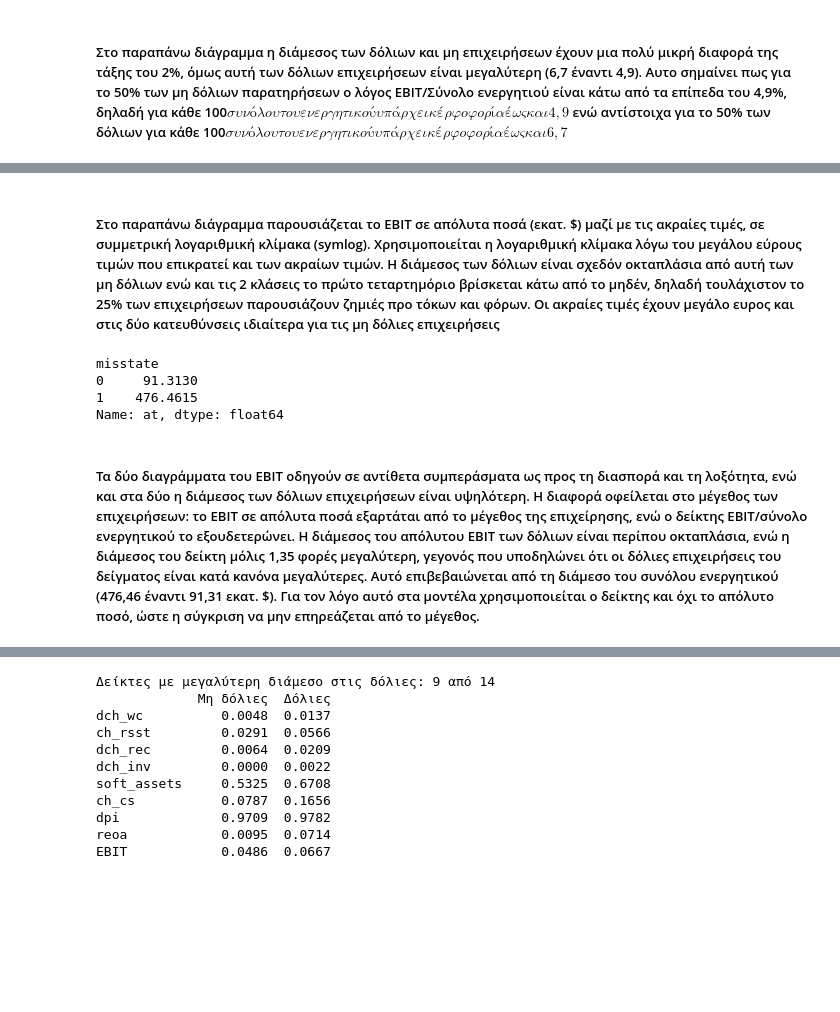
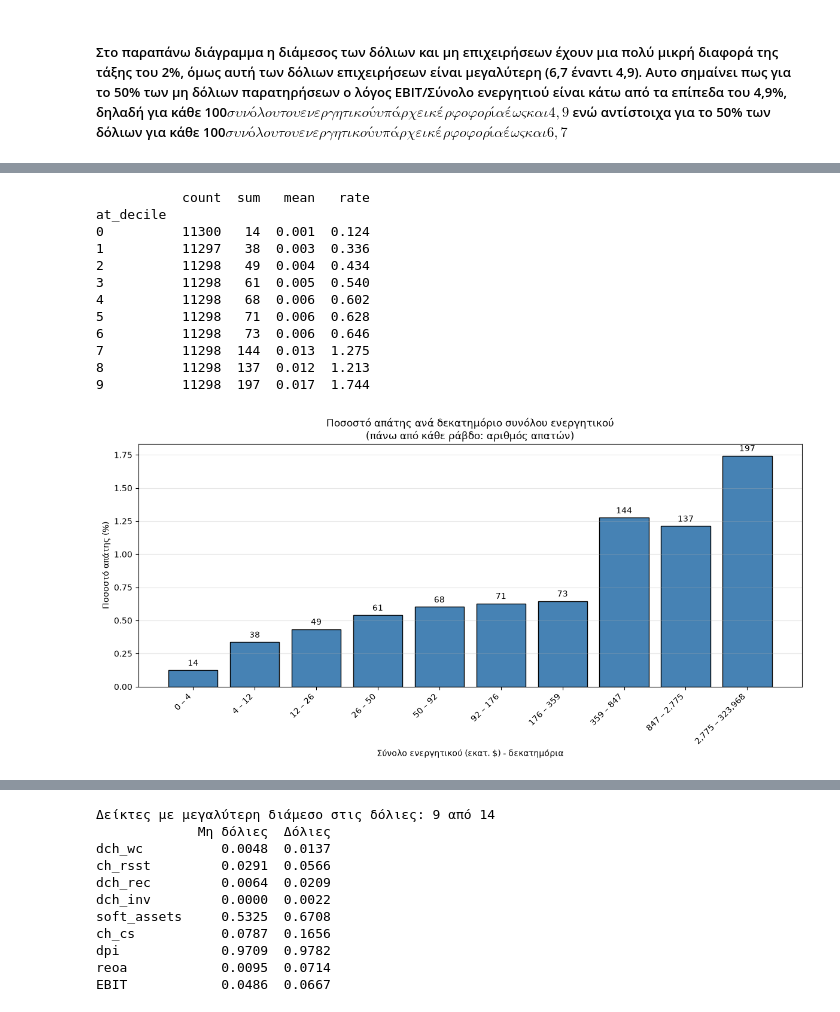
Before and after one commit to faidrapapavasileiou/PTIXIAKI_GITHUB, a Jupyter notebook: 01_eda_cleaning.ipynb.ipynb, the cells around one changed output, grey strips where cells are left out. Saved outputs shown, nothing was run; the diff lists cells and outputs as text; code cells hidden in the pictures; blank space fills up the shorter version.

```diff
--- a/01_eda_cleaning.ipynb.ipynb
+++ b/01_eda_cleaning.ipynb.ipynb
@@ -339,12 +332,39 @@ misstate
-# %% [markdown]
-##### Στο παραπάνω διάγραμμα παρουσιάζεται το EBIT σε απόλυτα ποσά (εκατ. $) μαζί με τις ακραίες τιμές, σε συμμετρική λογαριθμική κλίμακα (symlog). Χρησιμοποιείται η λογαριθμική κλίμακα λόγω του μεγάλου εύρους τιμών που επικρατεί και των ακραίων τιμών. Η διάμεσος των δόλιων είναι σχεδόν οκταπλάσια από αυτή των μη δόλιων ενώ και τις 2 κλάσεις το πρώτο τεταρτημόριο βρίσκεται κάτω από το μηδέν, δηλαδή τουλάχιστον το 25% των επιχειρήσεων παρουσιάζουν ζημιές προ τόκων και φόρων. Οι ακραίες τιμές έχουν μεγάλο ευρος και στις δύο κατευθύνσεις ιδιαίτερα για τις μη δόλιες επιχειρήσεις
-# %%
-# Διάμεσος συνόλου ενεργητικού (εκατ. $) για μη απάτη (0) και απάτη (1)
-print(df.groupby('misstate')['at'].median())
-# %% [output]
-misstate
-0     91.3130
-1    476.4615
-Name: at, dtype: float64
-# %% [markdown]
-##### Τα δύο διαγράμματα του EBIT οδηγούν σε αντίθετα συμπεράσματα ως προς τη διασπορά και τη λοξότητα, ενώ και στα δύο η διάμεσος των δόλιων επιχειρήσεων είναι υψηλότερη. Η διαφορά οφείλεται στο μέγεθος των επιχειρήσεων: το EBIT σε απόλυτα ποσά εξαρτάται από το μέγεθος της επιχείρησης, ενώ ο δείκτης EBIT/σύνολο ενεργητικού το εξουδετερώνει. Η διάμεσος του απόλυτου EBIT των δόλιων είναι περίπου οκταπλάσια, ενώ η διάμεσος του δείκτη μόλις 1,35 φορές μεγαλύτερη, γεγονός που υποδηλώνει ότι οι δόλιες επιχειρήσεις του δείγματος είναι κατά κανόνα μεγαλύτερες. Αυτό επιβεβαιώνεται από τη διάμεσο του συνόλου ενεργητικού (476,46 έναντι 91,31 εκατ. $). Για τον λόγο αυτό στα μοντέλα χρησιμοποιείται ο δείκτης και όχι το απόλυτο ποσό, ώστε η σύγκριση να μην επηρεάζεται από το μέγεθος.
+# %%
+# Ποσοστό απάτης ανά δεκατημόριο συνόλου ενεργητικού (at)
+at_df = pd.DataFrame({'misstate': df['misstate'], 'at': df['at']})
+at_df['at_decile'], at_edges = pd.qcut(at_df['at'], q=10, labels=False, retbins=True)
+
+at_summary = at_df.groupby('at_decile')['misstate'].agg(['count', 'sum', 'mean'])
+at_summary['rate'] = at_summary['mean'] * 100
+print(at_summary.round(3))
+
+# Ετικέτες άξονα x: το εύρος του at σε κάθε δεκατημόριο (εκατ. $)
+at_labels = []
+for i in range(len(at_edges) - 1):
+    at_labels.append(f'{at_edges[i]:,.0f} – {at_edges[i+1]:,.0f}')
+
+plt.figure(figsize=(12, 6))
+bars = plt.bar(range(len(at_summary)), at_summary['rate'], color='steelblue', edgecolor='black')
+plt.bar_label(bars, labels=at_summary['sum'], padding=3)      # πάνω από κάθε ράβδο: αριθμός απατών
+plt.xticks(range(len(at_summary)), at_labels, rotation=45, ha='right')
+plt.xlabel('Σύνολο ενεργητικού (εκατ. $) - δεκατημόρια')
+plt.ylabel('Ποσοστό απάτης (%)')
+plt.title('Ποσοστό απάτης ανά δεκατημόριο συνόλου ενεργητικού\n(πάνω από κάθε ράβδο: αριθμός απατών)')
+plt.grid(axis='y', alpha=0.3)
+plt.tight_layout()
+plt.savefig('diagramma_at_apati.png', dpi=300, bbox_inches='tight')
+plt.show()
+# %% [output]
+           count  sum   mean   rate
+at_decile
+0          11300   14  0.001  0.124
+1          11297   38  0.003  0.336
+2          11298   49  0.004  0.434
+3          11298   61  0.005  0.540
+4          11298   68  0.006  0.602
+5          11298   71  0.006  0.628
+6          11298   73  0.006  0.646
+7          11298  144  0.013  1.275
+8          11298  137  0.012  1.213
+9          11298  197  0.017  1.744
+[figure, added]
```
Also changed, not shown: parts of 9 cells of this notebook, 4 other files.
